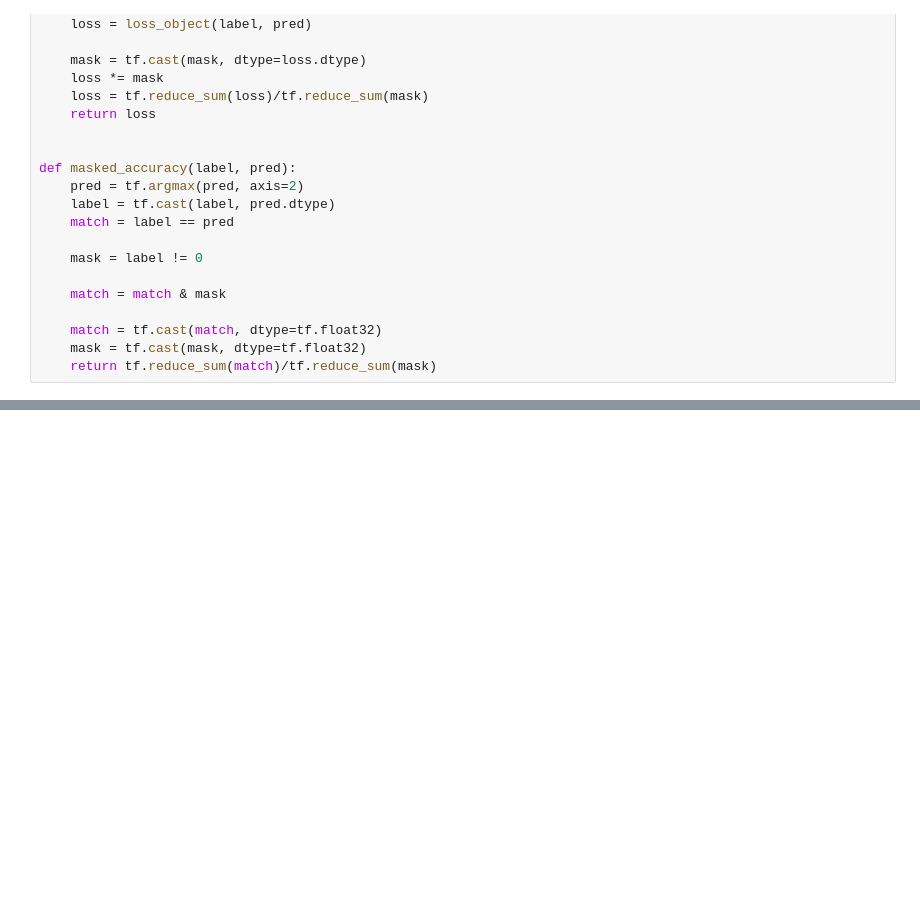
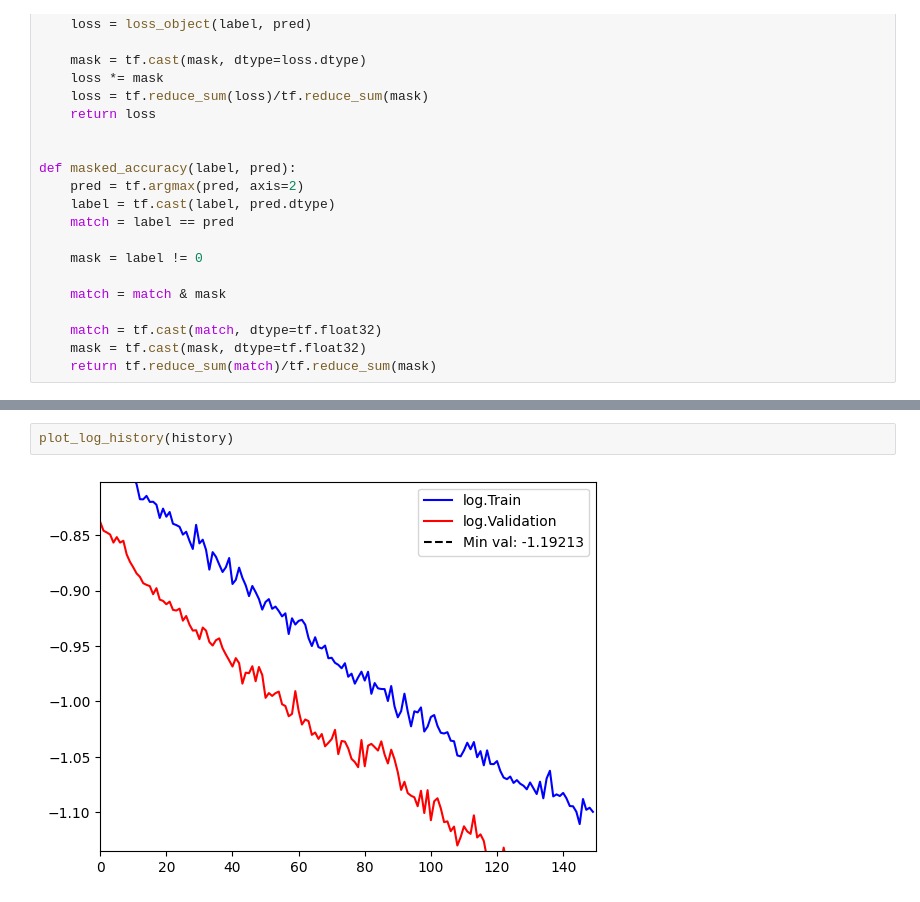
Before and after one commit to MachineLearningMike/TRAIN, a Jupyter notebook: Notebooks/Mike_NB_41_abstract_model.ipynb, the cells around one changed output, grey strips where cells are left out. Cells and saved outputs as stored; diff of their text form; blank space fills up the shorter version.

```diff
--- a/Notebooks/Mike_NB_41_abstract_model.ipynb
+++ b/Notebooks/Mike_NB_41_abstract_model.ipynb
@@ -1026,0 +1029,4 @@ Epoch 8/150
+# %%
+plot_log_history(history)
+# %% [output]
+[figure, added]
```
Also changed, not shown: parts of 3 cells of this notebook, 1 other file.
